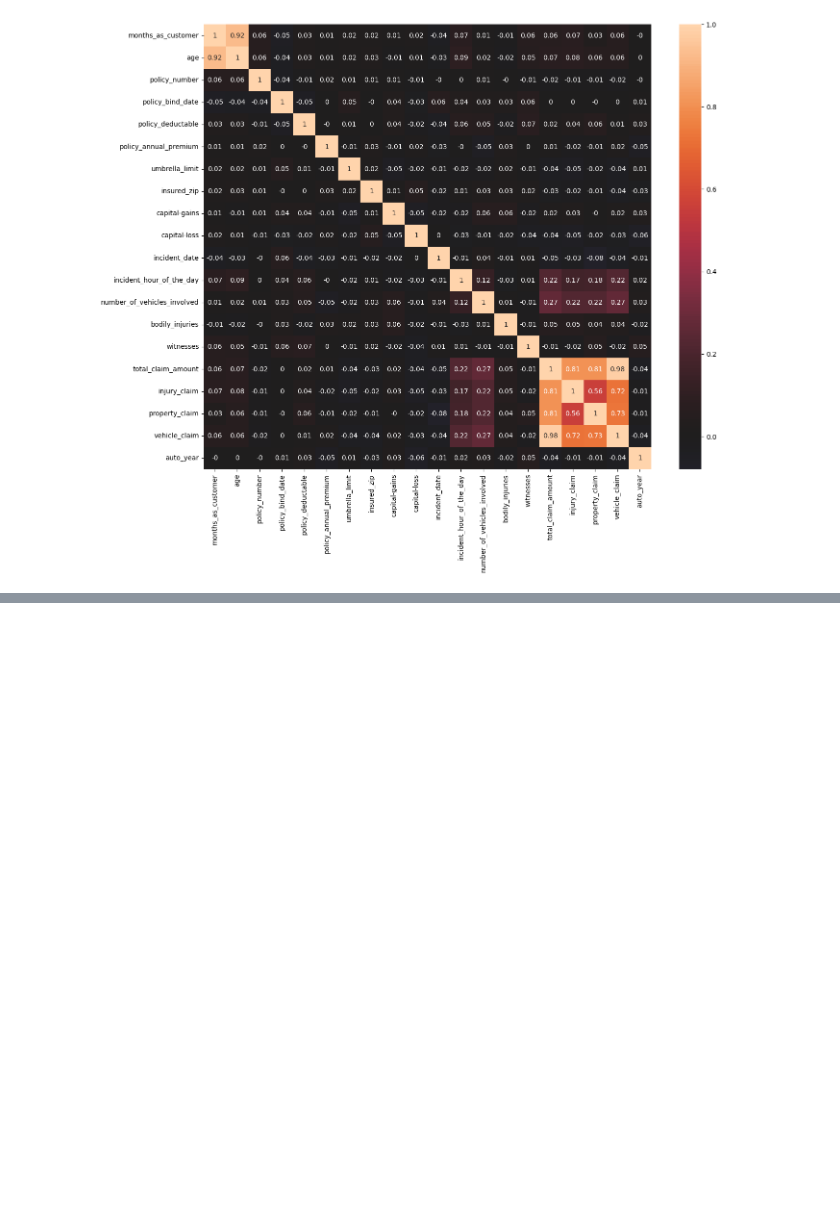
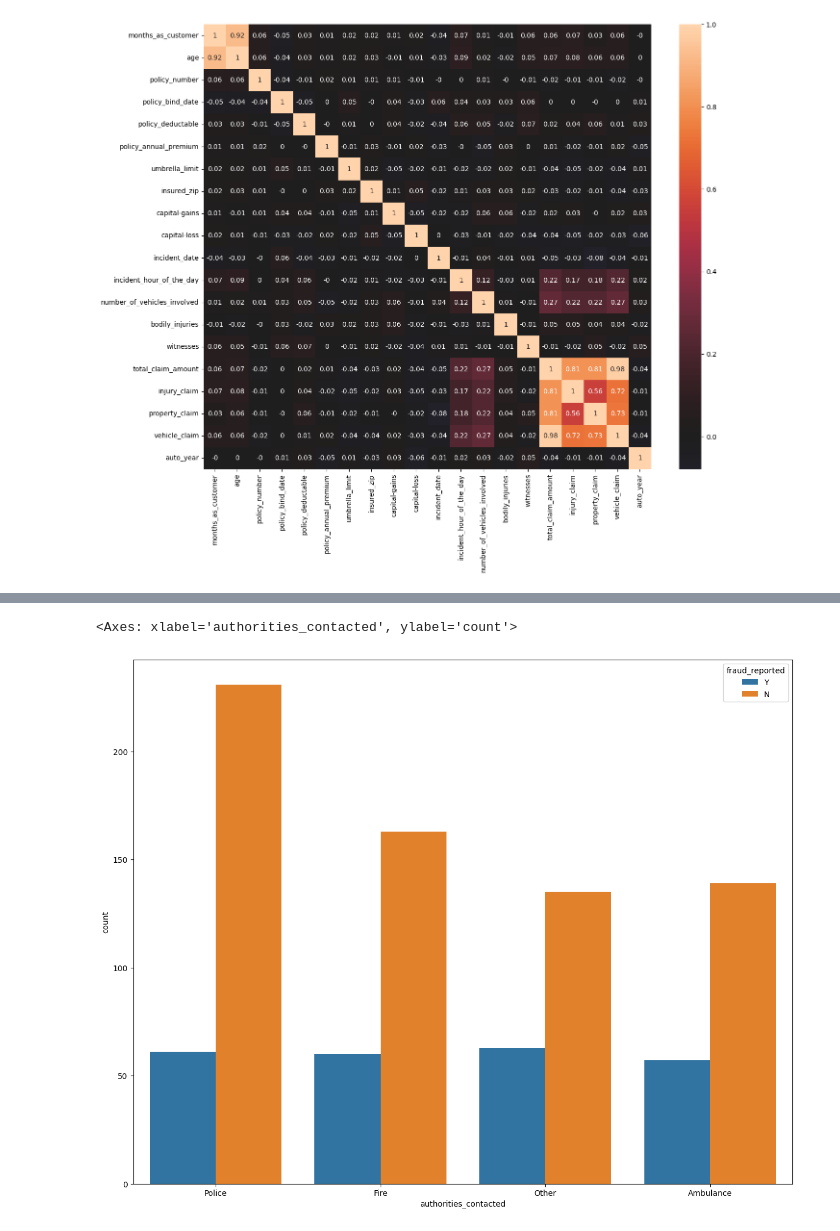
Before and after one commit to BertrandTcheuffa/claim_predict, a Jupyter notebook: data_prep.ipynb, the cells around one changed output, grey strips where cells are left out. Drawn from its saved outputs; the diff is of its cells as text; code cells hidden in the pictures; blank space fills up the shorter version.

```diff
--- a/data_prep.ipynb
+++ b/data_prep.ipynb
@@ -159,0 +186,6 @@ sns.heatmap(np.round(df[expl_col].corr(),2), annot=True, center =0);
+# %%
+plt.figure(figsize = (15,12))
+sns.countplot(x="authorities_contacted", data = df, hue="fraud_reported")
+# %% [output]
+<Axes: xlabel='authorities_contacted', ylabel='count'>
+[figure, added]
```
Also changed, not shown: parts of 6 cells of this notebook.
